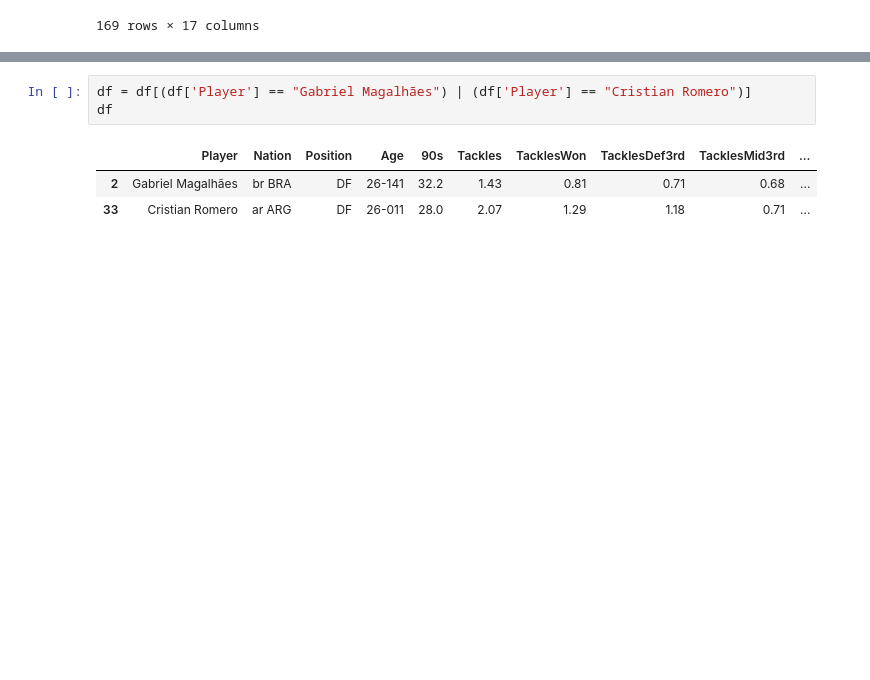
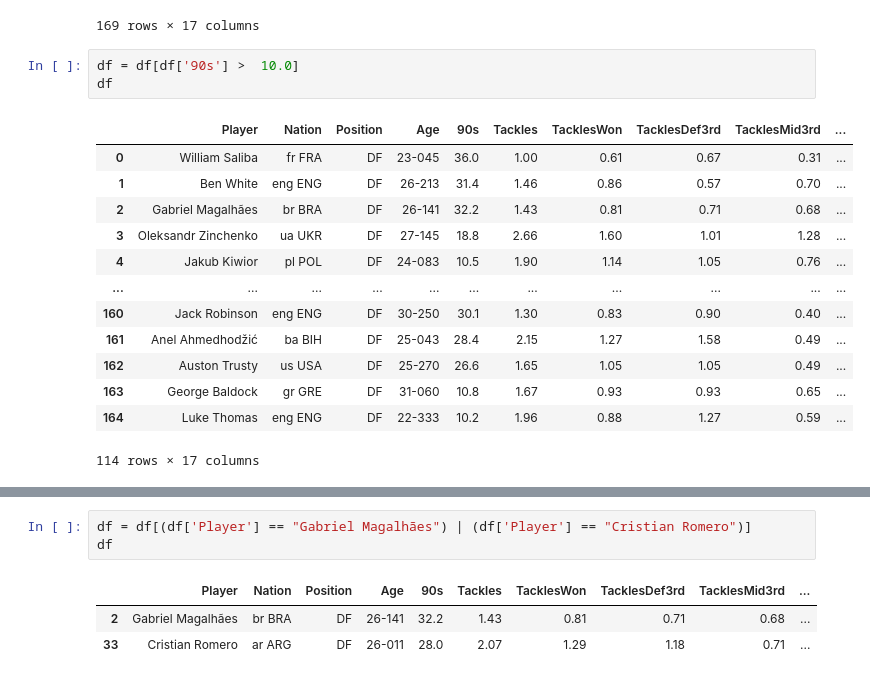
Before and after one commit to mossyth/Footy, a Jupyter notebook: code/analysis/defenderComparisons.ipynb, the cells around one changed output, grey strips where cells are left out. Cells and saved outputs as stored; diff of their text form; blank space fills up the shorter version.

```diff
--- a/code/analysis/defenderComparisons.ipynb
+++ b/code/analysis/defenderComparisons.ipynb
@@ -51,3 +51,20 @@ df
 | 167 | Yasser Larouci | dz ALG | DF | 23-128 | 5.3 | 3.02 | 1.51 | 1.70 | 0.94 | ... |
 | 168 | Rhys Norrington-Davies | wls WAL | DF | 25-016 | 1.2 | 0.83 | 0.83 | 0.83 | 0.00 | ... |
 169 rows × 17 columns
+# %%
+df = df[df['90s'] >  10.0]
+df
+# %% [output]
+|  | Player | Nation | Position | Age | 90s | Tackles | TacklesWon | TacklesDef3rd | TacklesMid3rd | ... |
+| 0 | William Saliba | fr FRA | DF | 23-045 | 36.0 | 1.00 | 0.61 | 0.67 | 0.31 | ... |
+| 1 | Ben White | eng ENG | DF | 26-213 | 31.4 | 1.46 | 0.86 | 0.57 | 0.70 | ... |
+| 2 | Gabriel Magalhães | br BRA | DF | 26-141 | 32.2 | 1.43 | 0.81 | 0.71 | 0.68 | ... |
+| 3 | Oleksandr Zinchenko | ua UKR | DF | 27-145 | 18.8 | 2.66 | 1.60 | 1.01 | 1.28 | ... |
+| 4 | Jakub Kiwior | pl POL | DF | 24-083 | 10.5 | 1.90 | 1.14 | 1.05 | 0.76 | ... |
+| ... | ... | ... | ... | ... | ... | ... | ... | ... | ... | ... |
+| 160 | Jack Robinson | eng ENG | DF | 30-250 | 30.1 | 1.30 | 0.83 | 0.90 | 0.40 | ... |
+| 161 | Anel Ahmedhodžić | ba BIH | DF | 25-043 | 28.4 | 2.15 | 1.27 | 1.58 | 0.49 | ... |
+| 162 | Auston Trusty | us USA | DF | 25-270 | 26.6 | 1.65 | 1.05 | 1.05 | 0.49 | ... |
+| 163 | George Baldock | gr GRE | DF | 31-060 | 10.8 | 1.67 | 0.93 | 0.93 | 0.65 | ... |
+| 164 | Luke Thomas | eng ENG | DF | 22-333 | 10.2 | 1.96 | 0.88 | 1.27 | 0.59 | ... |
+114 rows × 17 columns
```
Also changed, not shown: parts of 5 cells of this notebook.
